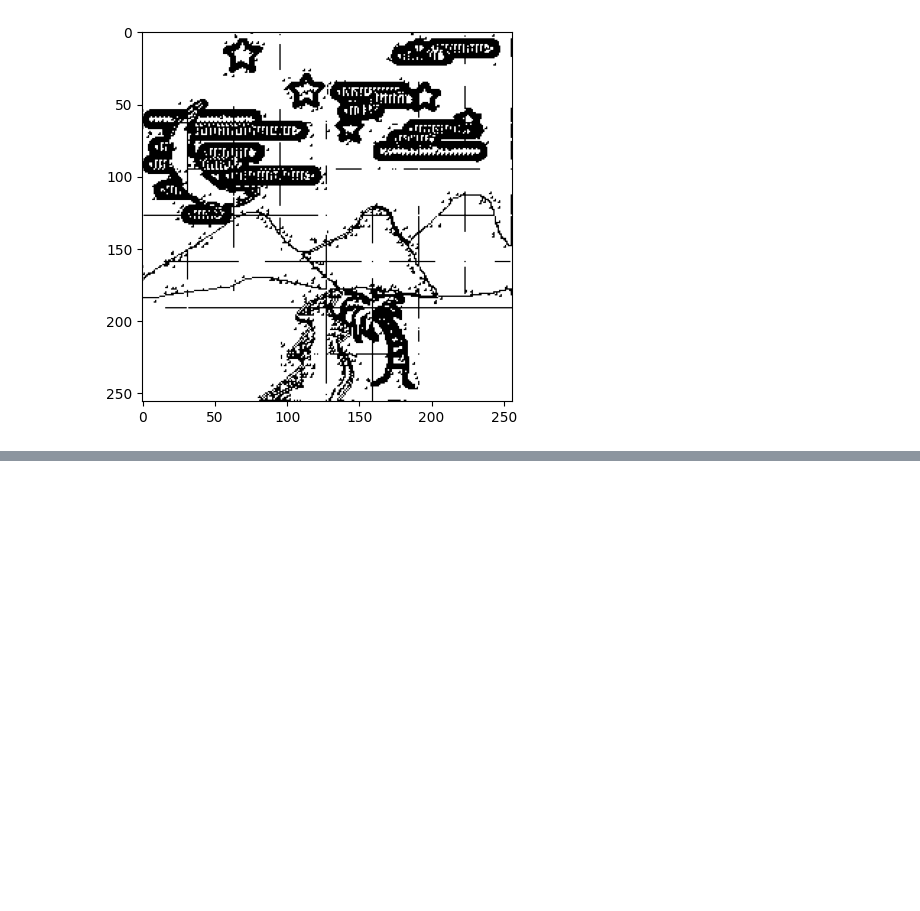
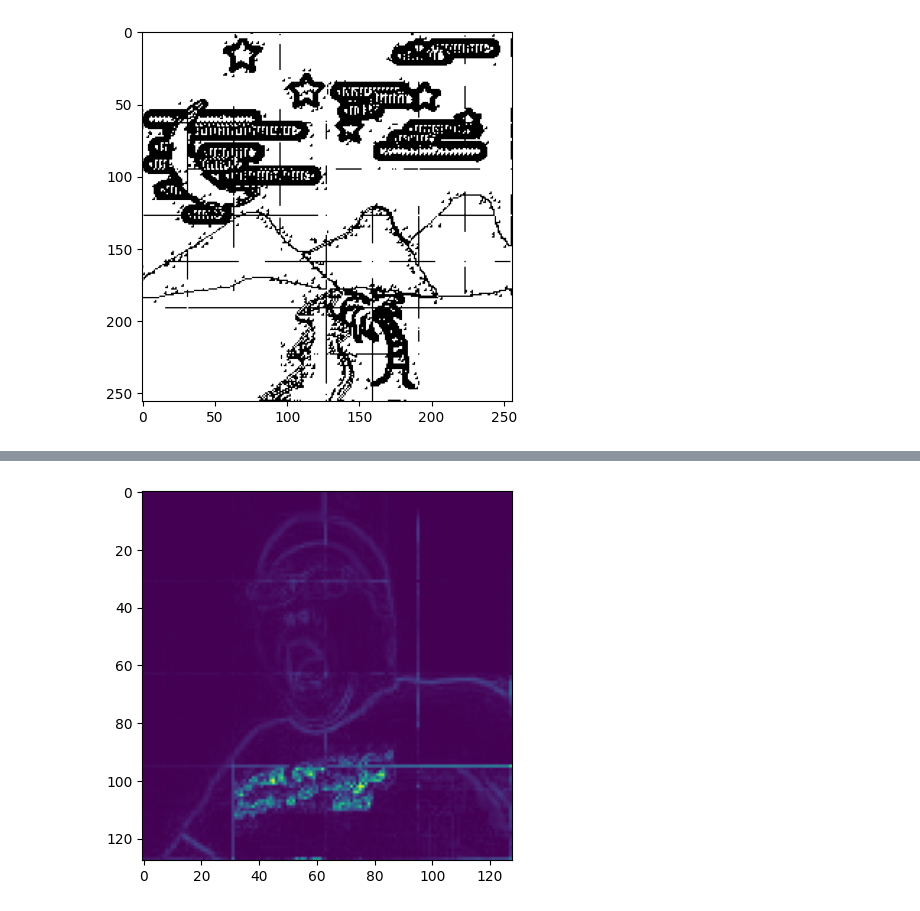
Before and after one commit to wei-coding/NCHU-quantum-information, a Jupyter notebook: final_report/QHED.ipynb, the cells around one changed output, grey strips where cells are left out. Drawn from its saved outputs; the diff is of its cells as text; code cells hidden in the pictures; blank space fills up the shorter version.

```diff
--- a/final_report/QHED.ipynb
+++ b/final_report/QHED.ipynb
@@ -244,0 +299,14 @@ plt.show()
+# %%
+image_crop_size = 32   # Width of each part of image for processing
+
+parts = int(image_size / image_crop_size)
+cropped_img = [[0 for _ in range(parts)] for _ in range(parts)]
+for i in range(parts):
+    for j in range(parts):
+        cropped_img[i][j] = image[i*image_crop_size:(i+1)*image_crop_size, j*image_crop_size:(j+1)*image_crop_size]
+# %%
+data_qb = 10 # log2(8 * 8)
+anc_qb = 1
+total_qb = data_qb + anc_qb
+
+D2n_1 = np.roll(np.identity(2**total_qb), 1, axis=1)
@@ -244,0 +356,11 @@ plt.show()
+# %%
+result_np = np.ndarray((128, 128))
+for i in range(parts):
+    for j in range(parts):
+        result_np[i*image_crop_size:(i+1)*image_crop_size, j*image_crop_size:(j+1)*image_crop_size] = result[i][j]
+# %%
+style.use('default')
+plt.imshow(result_np)
+plt.show()
+# %% [output]
+[figure, added]
```
Also changed, not shown: parts of 4 cells of this notebook, 1 other file.
